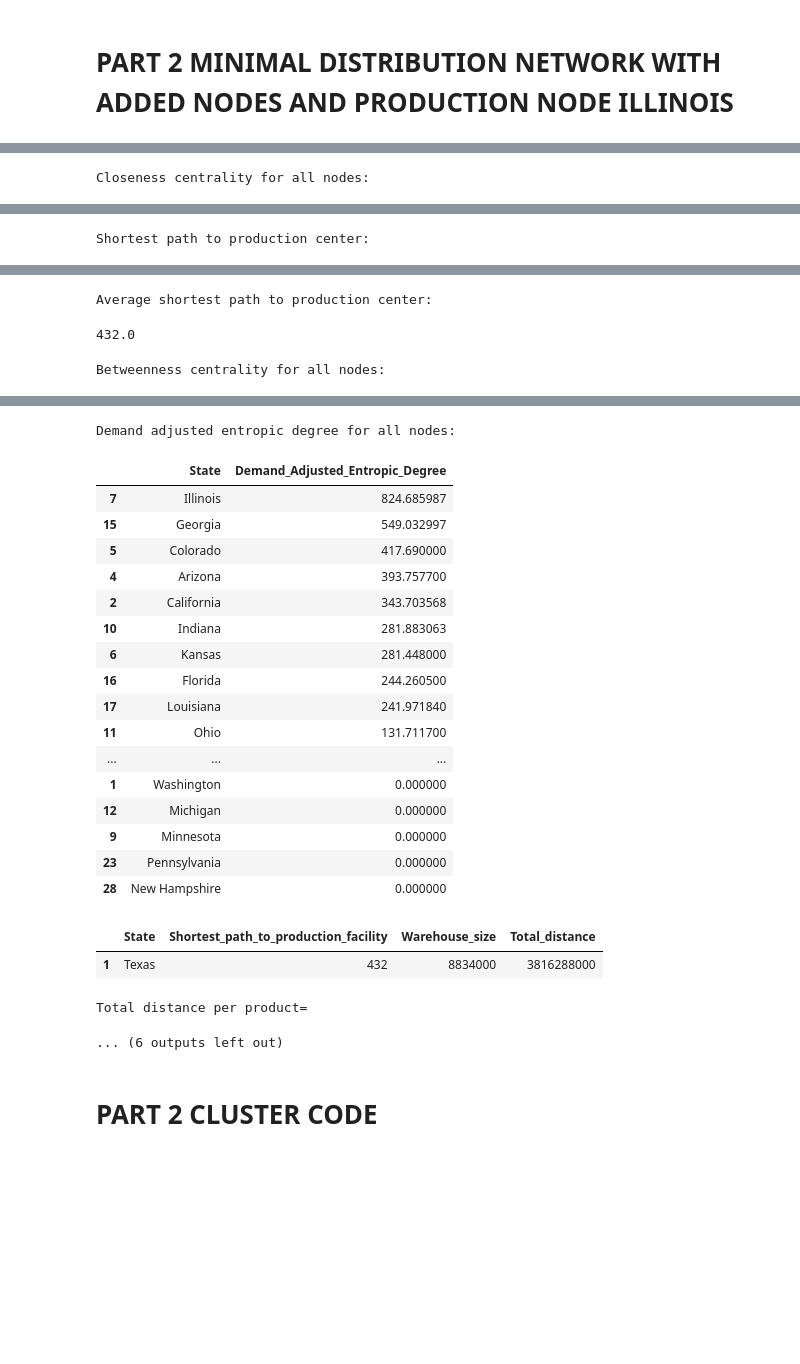
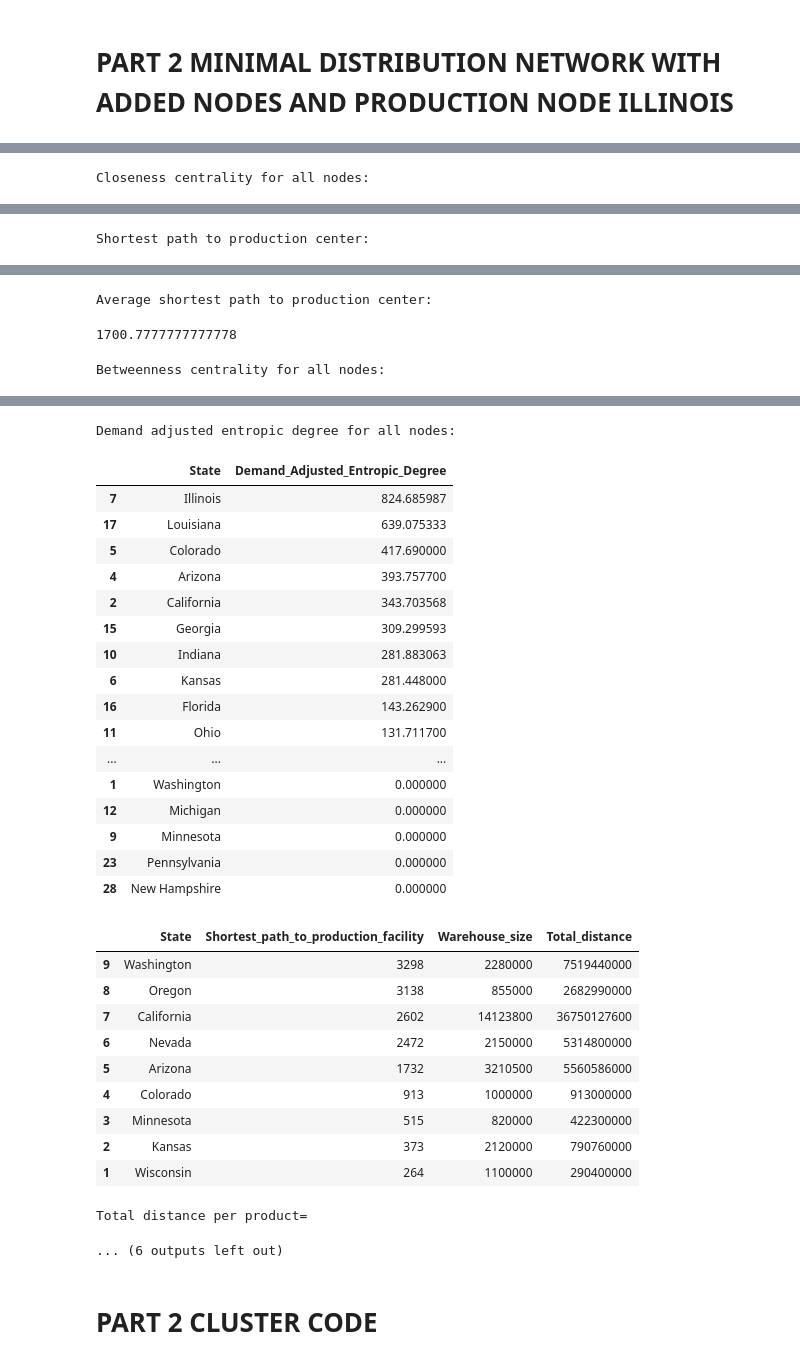
Before and after one commit to kelvinengee/network, a Jupyter notebook: Mississippi.ipynb, the cells around one changed output, grey strips where cells are left out. Drawn from its saved outputs; the diff is of its cells as text; code cells hidden in the pictures; blank space fills up the shorter version.

```diff
--- a/Mississippi.ipynb
+++ b/Mississippi.ipynb
@@ -886,5 +832,5 @@ DiGraph with 29 nodes and 28 edges
 # %%
-metrics_graph(graph=Directed_Minimal_Huge_Graph2,graph2=a,weight='Distance',demand='warehouse size',location='Louisiana')
+metrics_graph(graph=Directed_Minimal_Huge_Graph,graph2=Directed_Minimal_Huge_Graph,weight='Distance',demand='warehouse size',location='Illinois')
 # %% [output]
 Closeness centrality for all nodes:
 |  | State | Closeness_centrality |
@@ -910,4 +864,4 @@ Shortest path to production center:
 Average shortest path to production center:
-432.0
+1700.7777777777778
 Betweenness centrality for all nodes:
 |  | State | Betweenness_centrality |
@@ -930,23 +884,31 @@ Betweenness centrality for all nodes:
 Demand adjusted entropic degree for all nodes:
 |  | State | Demand_Adjusted_Entropic_Degree |
 | 7 | Illinois | 824.685987 |
-| 15 | Georgia | 549.032997 |
+| 17 | Louisiana | 639.075333 |
 | 5 | Colorado | 417.690000 |
 | 4 | Arizona | 393.757700 |
 | 2 | California | 343.703568 |
+| 15 | Georgia | 309.299593 |
 | 10 | Indiana | 281.883063 |
 | 6 | Kansas | 281.448000 |
-| 16 | Florida | 244.260500 |
-| 17 | Louisiana | 241.971840 |
+| 16 | Florida | 143.262900 |
 | 11 | Ohio | 131.711700 |
 | ... | ... | ... |
 | 1 | Washington | 0.000000 |
 | 12 | Michigan | 0.000000 |
 | 9 | Minnesota | 0.000000 |
 | 23 | Pennsylvania | 0.000000 |
 | 28 | New Hampshire | 0.000000 |
 |  | State | Shortest_path_to_production_facility | Warehouse_size | Total_distance |
-| 1 | Texas | 432 | 8834000 | 3816288000 |
+| 9 | Washington | 3298 | 2280000 | 7519440000 |
+| 8 | Oregon | 3138 | 855000 | 2682990000 |
+| 7 | California | 2602 | 14123800 | 36750127600 |
+| 6 | Nevada | 2472 | 2150000 | 5314800000 |
+| 5 | Arizona | 1732 | 3210500 | 5560586000 |
+| 4 | Colorado | 913 | 1000000 | 913000000 |
+| 3 | Minnesota | 515 | 820000 | 422300000 |
+| 2 | Kansas | 373 | 2120000 | 790760000 |
+| 1 | Wisconsin | 264 | 1100000 | 290400000 |
 Total distance per product=
 ... (6 outputs left out)
 # %% [markdown]
```
Also changed, not shown: parts of 21 cells of this notebook.
